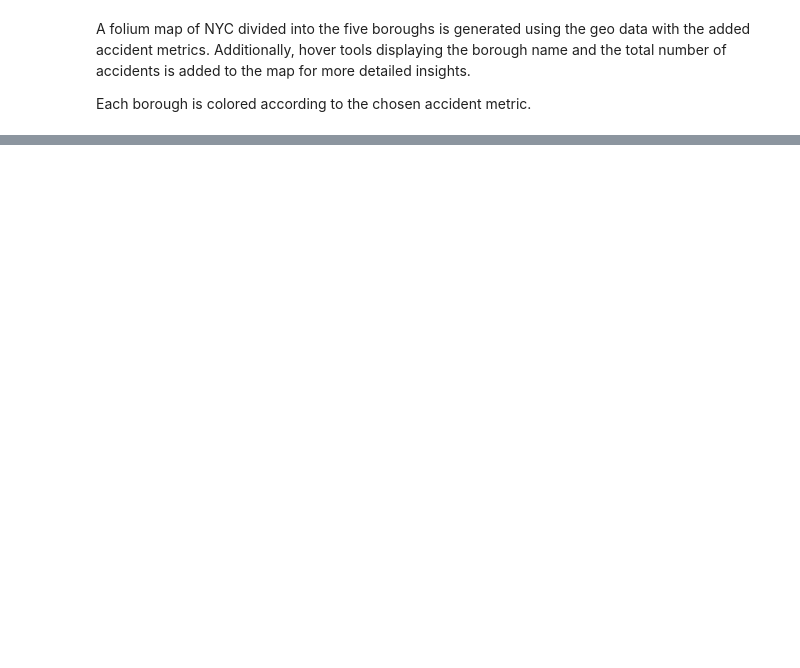
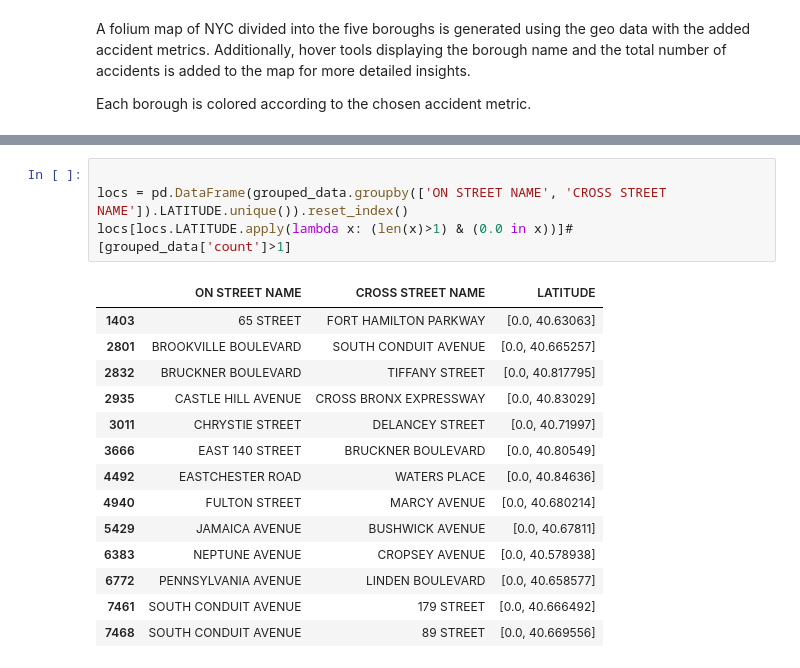
Before and after one commit to jens-create/socialdata2023, a Jupyter notebook: assignments/Final project/NYC_incident_maps.ipynb, the cells around one changed output, grey strips where cells are left out. Drawn from its saved outputs; the diff is of its cells as text; blank space fills up the shorter version.

```diff
--- a/assignments/Final project/NYC_incident_maps.ipynb
+++ b/assignments/Final project/NYC_incident_maps.ipynb
@@ -403,0 +429,19 @@ widgets.interact(create_map,
+# %%
+
+locs = pd.DataFrame(grouped_data.groupby(['ON STREET NAME', 'CROSS STREET NAME']).LATITUDE.unique()).reset_index()
+locs[locs.LATITUDE.apply(lambda x: (len(x)>1) & (0.0 in x))]#[grouped_data['count']>1]
+# %% [output]
+|  | ON STREET NAME | CROSS STREET NAME | LATITUDE |
+| 1403 | 65 STREET | FORT HAMILTON PARKWAY | [0.0, 40.63063] |
+| 2801 | BROOKVILLE BOULEVARD | SOUTH CONDUIT AVENUE | [0.0, 40.665257] |
+| 2832 | BRUCKNER BOULEVARD | TIFFANY STREET | [0.0, 40.817795] |
+| 2935 | CASTLE HILL AVENUE | CROSS BRONX EXPRESSWAY | [0.0, 40.83029] |
+| 3011 | CHRYSTIE STREET | DELANCEY STREET | [0.0, 40.71997] |
+| 3666 | EAST 140 STREET | BRUCKNER BOULEVARD | [0.0, 40.80549] |
+| 4492 | EASTCHESTER ROAD | WATERS PLACE | [0.0, 40.84636] |
+| 4940 | FULTON STREET | MARCY AVENUE | [0.0, 40.680214] |
+| 5429 | JAMAICA AVENUE | BUSHWICK AVENUE | [0.0, 40.67811] |
+| 6383 | NEPTUNE AVENUE | CROPSEY AVENUE | [0.0, 40.578938] |
+| 6772 | PENNSYLVANIA AVENUE | LINDEN BOULEVARD | [0.0, 40.658577] |
+| 7461 | SOUTH CONDUIT AVENUE | 179 STREET | [0.0, 40.666492] |
+| 7468 | SOUTH CONDUIT AVENUE | 89 STREET | [0.0, 40.669556] |
```
Also changed, not shown: parts of 17 cells of this notebook, 31 other files.
